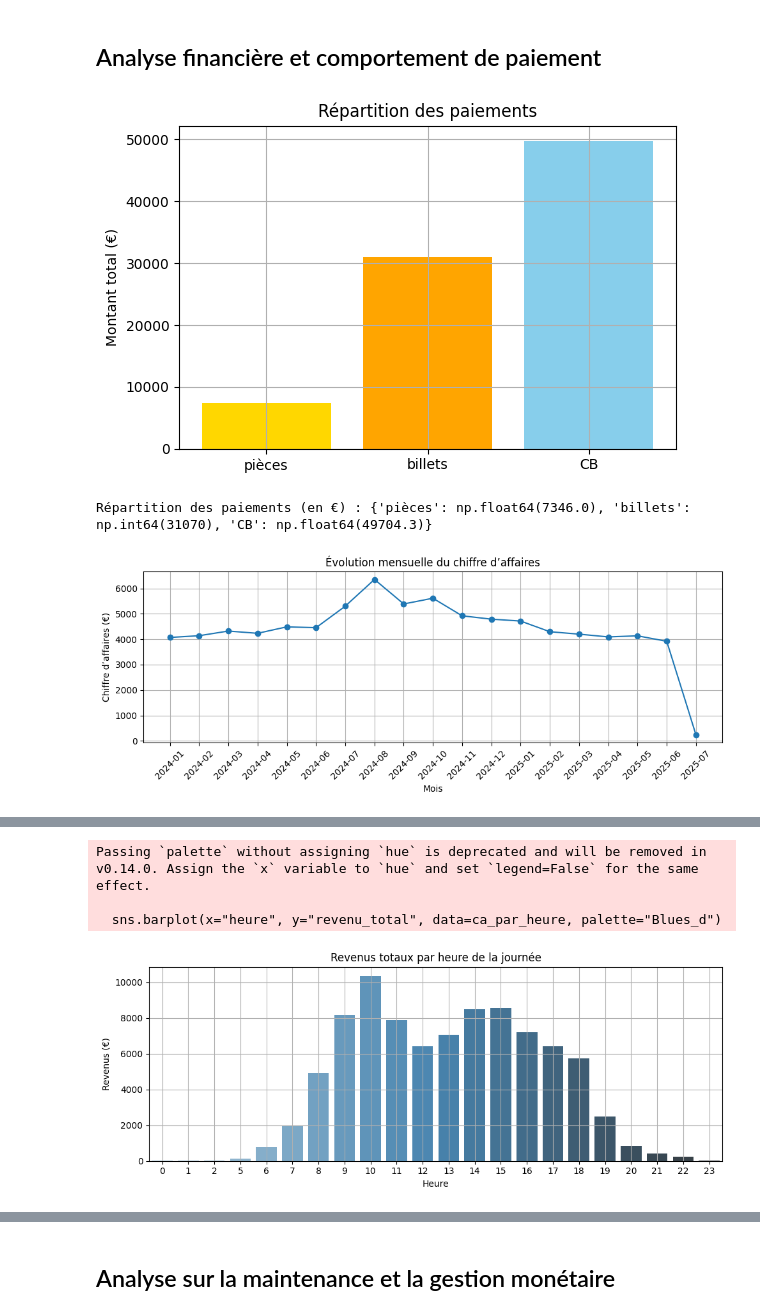
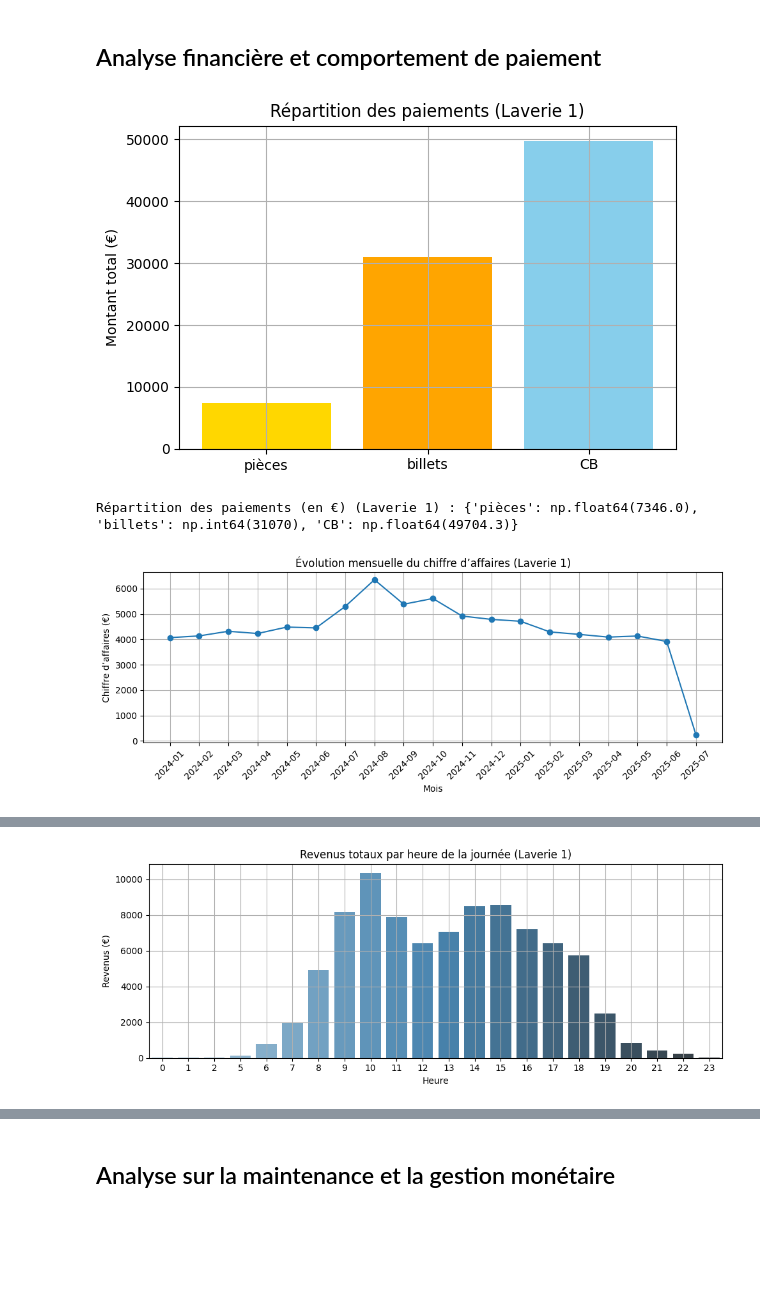
Before and after one commit to Khouloud-HAMMAMI/smart-laundry-data-engineering, a Jupyter notebook: notebooks/exploration.ipynb, the cells around one changed output, grey strips where cells are left out. Cells and saved outputs as stored; diff of their text form; code cells hidden in the pictures; blank space fills up the shorter version.

```diff
--- a/notebooks/exploration.ipynb
+++ b/notebooks/exploration.ipynb
@@ -134,51 +134,105 @@ paiement_totaux = {
 # Affichage
 plt.figure(figsize=(6, 4))
 plt.bar(paiement_totaux.keys(), paiement_totaux.values(), color=['gold', 'orange', 'skyblue'])
-plt.title("Répartition des paiements")
+plt.title("Répartition des paiements (Laverie 1)")
 plt.ylabel("Montant total (€)")
 plt.grid(True)
 plt.tight_layout()
 plt.show()
 
 # Impression brute
-print("\nRépartition des paiements (en €) :", paiement_totaux)
+print("\nRépartition des paiements (en €) (Laverie 1) :", paiement_totaux)
 # Étape 3 : Évolution mensuelle du chiffre d'affaires
 # Agréger par mois
 df_journalier["mois"] = df_journalier["date"].dt.to_period("M")
 ca_mensuel = df_journalier.groupby("mois")["ca_tot"].sum().reset_index()
 
 # Graphique
 plt.figure(figsize=(10, 4))
 plt.plot(ca_mensuel["mois"].astype(str), ca_mensuel["ca_tot"], marker="o")
-plt.title("Évolution mensuelle du chiffre d’affaires")
+plt.title("Évolution mensuelle du chiffre d’affaires (Laverie 1)")
 plt.xlabel("Mois")
 plt.ylabel("Chiffre d’affaires (€)")
 plt.xticks(rotation=45)
 plt.grid(True)
 plt.tight_layout()
 plt.show()
 
 # Impression brute
-print("\nChiffre d’affaires mensuel :\n", ca_mensuel)
+#print("\nChiffre d’affaires mensuel (Laverie 1) :\n", ca_mensuel)
 
 #  Étape 4 : Rentabilité par créneau horaire
 # Somme des paiements (espèces + CB) par heure
 df_transact["revenu_total"] = df_transact["pièce"] + df_transact["billet"] + df_transact["carte_bancaire"]
 ca_par_heure = df_transact.groupby("heure")["revenu_total"].sum().reset_index()
 
 # Graphique
 plt.figure(figsize=(10, 4))
 sns.barplot(x="heure", y="revenu_total", data=ca_par_heure, palette="Blues_d")
-plt.title("Revenus totaux par heure de la journée")
+plt.title("Revenus totaux par heure de la journée (Laverie 1)")
 plt.xlabel("Heure")
 plt.ylabel("Revenus (€)")
 plt.grid(True)
 plt.tight_layout()
 plt.show()
 
 # Impression brute
-print("\nRevenus par heure :\n", ca_par_heure)
+#print("\nRevenus par heure (Laverie 1):\n", ca_par_heure)
+import pandas as pd
+import matplotlib.pyplot as plt
+
+# =========================
+# Chargement des fichiers
+# =========================
+df_journalier1 = pd.read_csv("../data_cleaned/laverie1/transactions_jour_cleaned.csv", parse_dates=["date"])
+df_journalier2 = pd.read_csv("../data_cleaned/laverie2/transactions_jour_cleaned.csv", parse_dates=["date"])
+
+# =========================
+# Ajout de colonne "mois"
+# =========================
+df_journalier1["mois"] = df_journalier1["date"].dt.to_period("M")
+df_journalier2["mois"] = df_journalier2["date"].dt.to_period("M")
+
+# =========================
+# Agrégation CA par mois
+# =========================
+ca_mensuel1 = df_journalier1.groupby("mois")["ca_tot"].sum().reset_index()
+ca_mensuel1.rename(columns={"ca_tot": "CA_Laverie1"}, inplace=True)
+
+ca_mensuel2 = df_journalier2.groupby("mois")["ca_tot"].sum().reset_index()
+ca_mensuel2.rename(columns={"ca_tot": "CA_Laverie2"}, inplace=True)
+
+# =========================
+# Fusion des deux jeux de données
+# =========================
+ca_comparatif = pd.merge(ca_mensuel1, ca_mensuel2, on="mois", how="outer").sort_values("mois")
+ca_comparatif["mois"] = ca_comparatif["mois"].astype(str)
+
+# =========================
+# Affichage du tableau comparatif
+# =========================
+#print("📊 Comparaison du chiffre d'affaires mensuel (Laverie 1 vs Laverie 2) :\n")
+#print(ca_comparatif)
+
+# =========================
+# Visualisation
+# =========================
+plt.figure(figsize=(10, 5))
+bar_width = 0.35
+x = range(len(ca_comparatif))
+
+plt.bar([i - bar_width/2 for i in x], ca_comparatif["CA_Laverie1"], width=bar_width, label="Laverie 1", color="skyblue")
+plt.bar([i + bar_width/2 for i in x], ca_comparatif["CA_Laverie2"], width=bar_width, label="Laverie 2", color="salmon")
+
+plt.xticks(ticks=x, labels=ca_comparatif["mois"], rotation=45)
+plt.title("Comparaison du chiffre d'affaires mensuel")
+plt.xlabel("Mois")
+plt.ylabel("Chiffre d'affaires (€)")
+plt.legend()
+plt.grid(True)
+plt.tight_layout()
+plt.show()
 # %% [output]
-[figure, old version]
+[figure, new version]
-Répartition des paiements (en €) : {'pièces': np.float64(7346.0), 'billets': np.int64(31070), 'CB': np.float64(49704.3)}
+Répartition des paiements (en €) (Laverie 1) : {'pièces': np.float64(7346.0), 'billets': np.int64(31070), 'CB': np.float64(49704.3)}
-[figure, old version]
+[figure, new version]
@@ -202,4 +242 @@ Chiffre d’affaires mensuel :
-Passing `palette` without assigning `hue` is deprecated and will be removed in v0.14.0. Assign the `x` variable to `hue` and set `legend=False` for the same effect.
-
-  sns.barplot(x="heure", y="revenu_total", data=ca_par_heure, palette="Blues_d")
-[figure, old version]
+[figure, new version]
```
Also changed, not shown: parts of 27 cells of this notebook, 8 other files.
